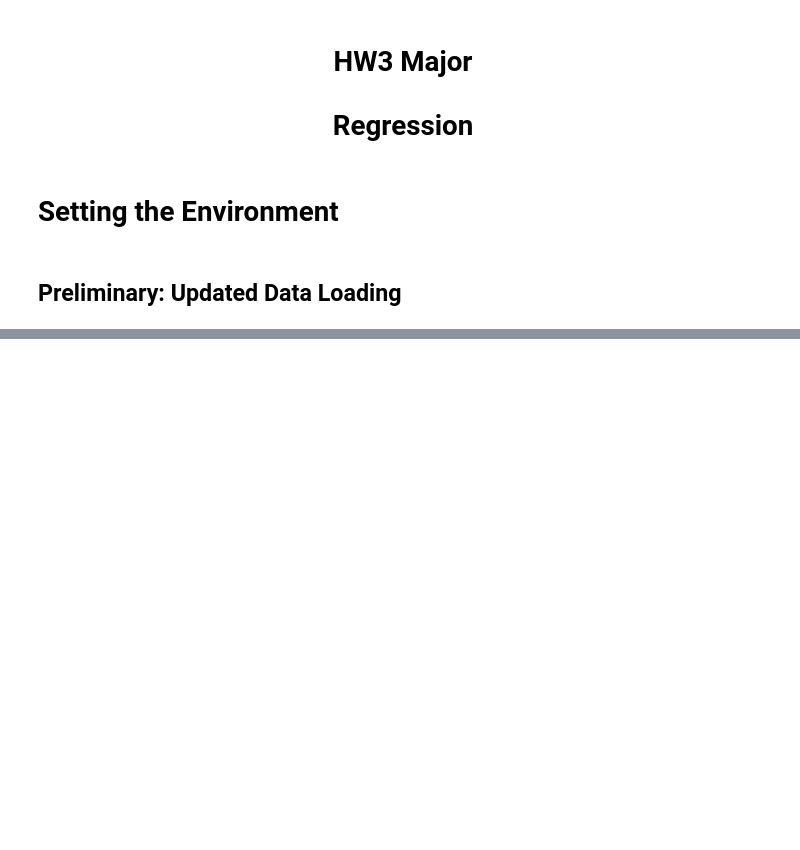
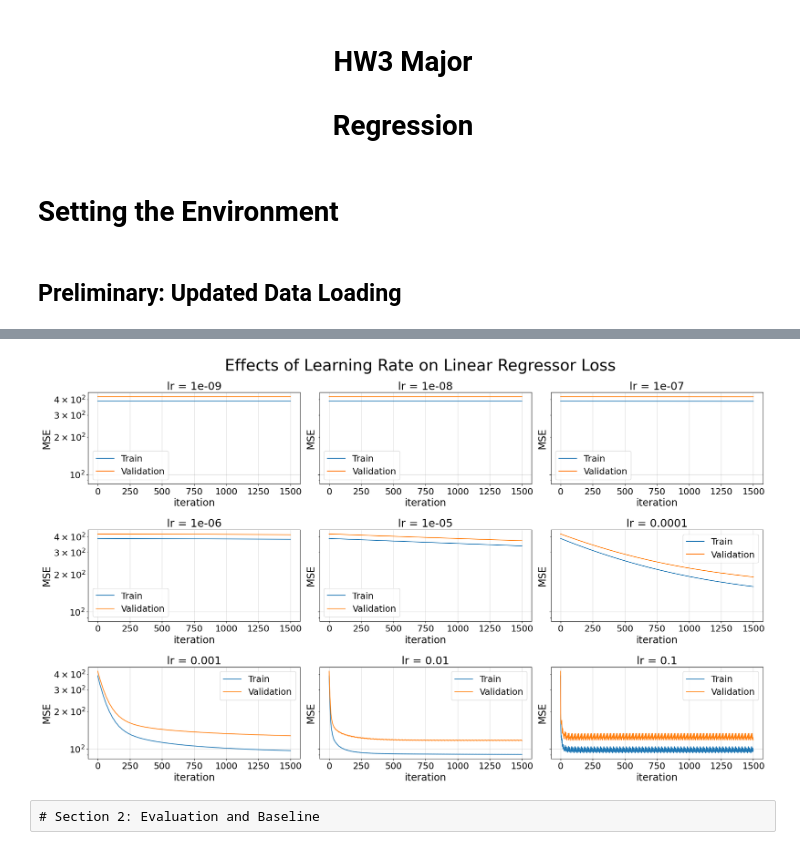
Before and after one commit to Ofir-Manor/Long3, a Jupyter notebook: 316084623-311288203.ipynb, the cells around one changed output, grey strips where cells are left out. Drawn from its saved outputs; the diff is of its cells as text; code cells hidden in the pictures; blank space fills up the shorter version.

```diff
--- a/316084623-311288203.ipynb
+++ b/316084623-311288203.ipynb
@@ -44,0 +139,30 @@ train_raw, test_raw = train_test_split(dataset, test_size=0.2, random_state=rand
+# %%
+# Copy of test_lr.py
+import matplotlib.pyplot as plt
+import numpy as np
+
+def test_lr(X_train, y_train, X_val, y_val, title:str, max_iter = 1500):
+  lr_list = np.logspace(-9, -1, 9)
+
+  fig, axs = plt.subplots(3, 3, sharey=True, figsize=(20, 12))
+  plt.suptitle(title, fontsize=32)
+  plt.tight_layout()
+  fig.subplots_adjust(hspace=0.5, top=0.9)
+
+  axs = np.ravel(axs)
+  for i, lr in enumerate(lr_list):
+    cur_linear_reggressor = LinearRegressor(lr)
+    train_losses, val_losses = cur_linear_reggressor.fit_with_logs(X_train, y_train, keep_losses=True, X_val=X_val, y_val=y_val, max_iter = max_iter)
+    print('lr size = '+str(lr)+', Best train loss = '+str(min(train_losses))+', Best validation loss = '+str(min(val_losses)))
+
+    iterations = np.arange(max_iter + 1)
+    axs[i].semilogy(iterations, train_losses, label="Train")
+    axs[i].semilogy(iterations, val_losses, label="Validation")
+    axs[i].grid(alpha=0.5)
+    axs[i].legend()
+    axs[i].set_title('lr = '+str(lr))
+    axs[i].set_xlabel('iteration')
+    axs[i].set_ylabel('MSE')
+# %%
+test_lr(lin_reg_train_x, lin_reg_train_y, lin_reg_val_x, lin_reg_val_y, title="Effects of Learning Rate on Linear Regressor Loss")
+# %% [output]
@@ -44,0 +178,3 @@ train_raw, test_raw = train_test_split(dataset, test_size=0.2, random_state=rand
+[figure, added]
+# %% [raw]
+# Section 2: Evaluation and Baseline
```
Also changed, not shown: parts of 11 cells of this notebook, 2 other files.
